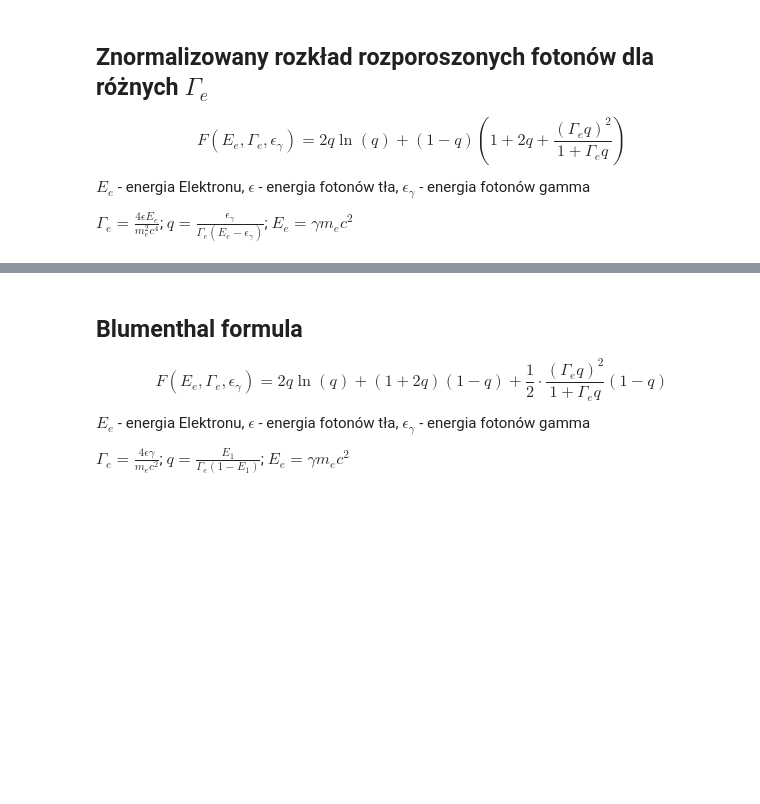
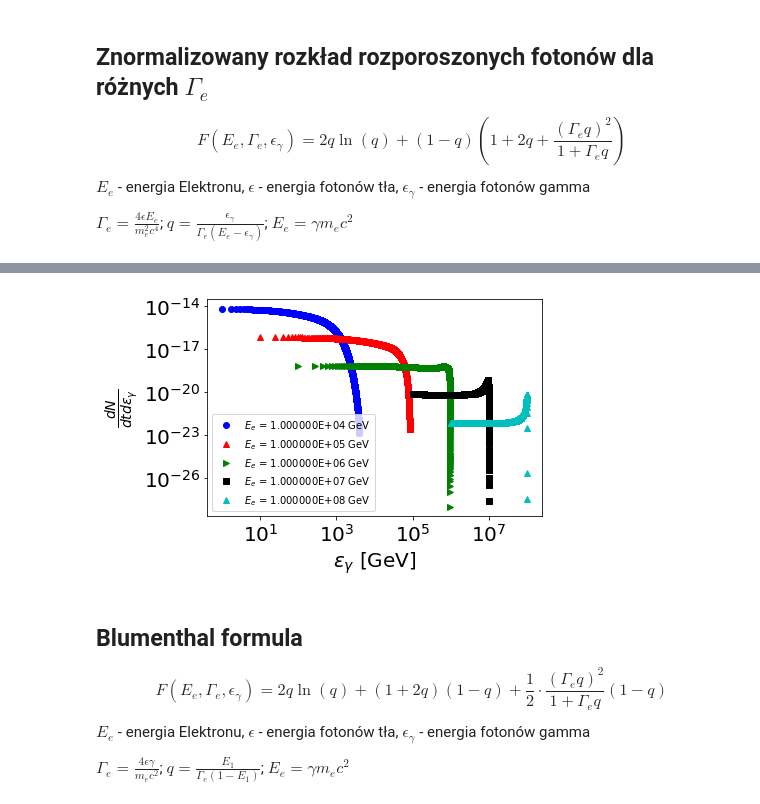
Before and after one commit to pawel21/RadiativeProcesses, a Jupyter notebook: inverse_compton_scatering_spectrum.ipynb, the cells around one changed output, grey strips where cells are left out. Drawn from its saved outputs; the diff is of its cells as text; code cells hidden in the pictures; blank space fills up the shorter version.

Commit message:
add plot ICS

```diff
--- a/inverse_compton_scatering_spectrum.ipynb
+++ b/inverse_compton_scatering_spectrum.ipynb
@@ -91,8 +91,8 @@ def dN(epsilon, epsilon_gamma, E_e):
     f = F(q, Gamma_e)
     return (A*B*f).value
 # %%
-%matplotlib qt
-plt.rcParams.update({'font.size': 30})
+%matplotlib inline
+plt.rcParams.update({'font.size': 20})
 
 E_e = 1e4*u.GeV
 epsilon_gamma = np.linspace(0.0001, 0.4, 6000)*(E_e)
@@ -146,6 +146,7 @@ plt.loglog(epsilon_gamma, I, 'c^', label="$E_e$ = {0:2E}".format(E_e))
 
 plt.xlabel(r"$\epsilon_{\gamma}$ [GeV]")
 plt.ylabel(r"$\frac{dN}{dtd \epsilon_{\gamma}}$")
-plt.legend(loc=3)
+plt.legend(loc=3, prop={'size': 10})
+plt.rcParams['figure.figsize'] = [13, 8]
 plt.show()
 # %% [output]
@@ -153,3 +153,4 @@ Warning: Cannot change to a different GUI toolkit: qt. Using qt5 instead.
+[figure, added]
 # %% [markdown]
 ## Blumenthal formula
 $$
```
Also changed, not shown: parts of 1 cell of this notebook.
